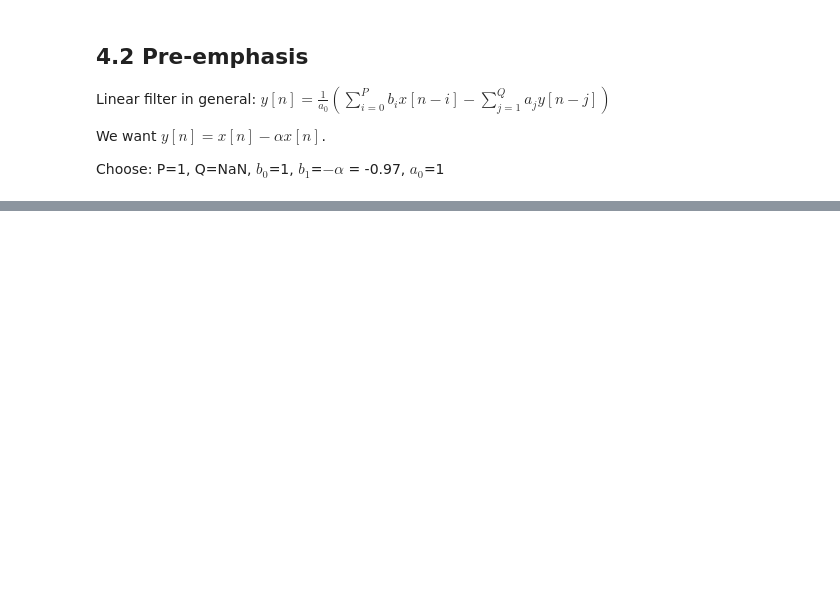
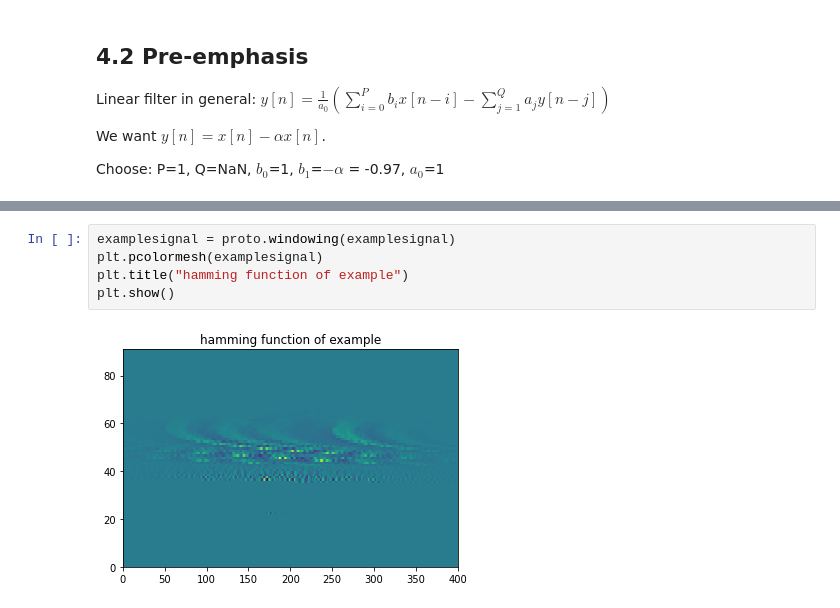
Before and after one commit to kurreman/DT2119_Speech, a Jupyter notebook: KORAY_Lab1.ipynb, the cells around one changed output, grey strips where cells are left out. Saved outputs shown, nothing was run; the diff lists cells and outputs as text; blank space fills up the shorter version.

```diff
--- a/KORAY_Lab1.ipynb
+++ b/KORAY_Lab1.ipynb
@@ -36,0 +53,7 @@ Choose: P=1, Q=NaN, $b_0$=1, $b_1$=$- \alpha$ = -0.97, $a_0$=1
+# %%
+examplesignal = proto.windowing(examplesignal)
+plt.pcolormesh(examplesignal)
+plt.title("hamming function of example")
+plt.show()
+# %% [output]
+[figure, added]
```
Also changed, not shown: parts of 6 cells of this notebook, 2 other files.
